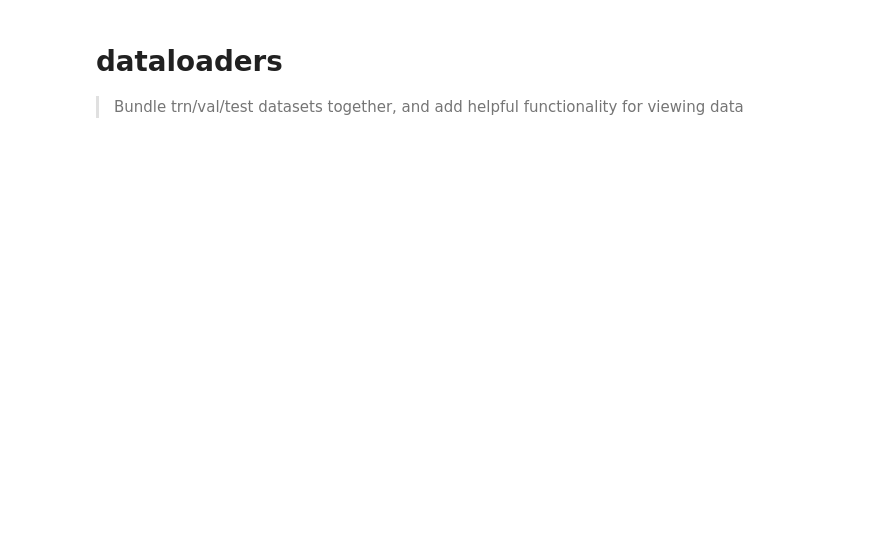
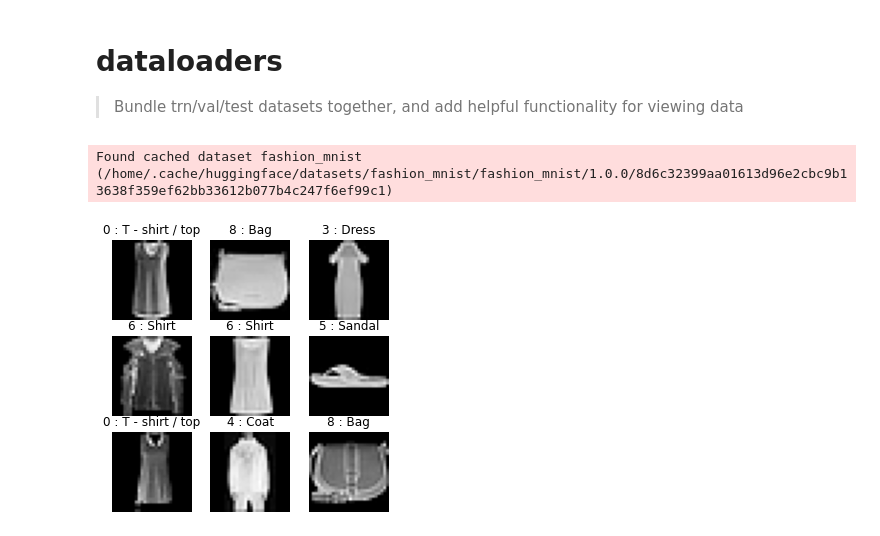
Before and after one commit to Isaac-Flath/AIsaac, a Jupyter notebook: nbs/10_dataloaders.ipynb, the cells around one changed output. Drawn from its saved outputs; the diff is of its cells as text; code cells hidden in the pictures; blank space fills up the shorter version.

```diff
--- a/nbs/10_dataloaders.ipynb
+++ b/nbs/10_dataloaders.ipynb
@@ -41,7 +43,7 @@ def load_fashion_mnist(sample=None):
     @inplace
     def transformi(b): b[x] = [torch.flatten(TF.to_tensor(o)) for o in b[x]]
 
-    def create_dl(ds, shuffle=True, batch_size=64):
+    def create_dl(ds, shuffle=True, batch_size=32):
         _ds = ds.with_transform(transformi)
         return DataLoader(_ds, batch_size=batch_size, shuffle=shuffle,)
 
@@ -65,8 +67,12 @@ class DataLoaders():
                 ax[row,col].set_title(f"{int(b['label'][cell])} : {cn[ci]}")
                 ax[row,col].axis('off')
 # %%
-dls = DataLoaders(*load_fashion_mnist())
+dls = DataLoaders(*load_fashion_mnist(sample=200))
+dls.x_name,dls.y_name = 'image','label'
 dls.show_batch()
+# %% [output]
+Found cached dataset fashion_mnist (/home/.cache/huggingface/datasets/fashion_mnist/fashion_mnist/1.0.0/8d6c32399aa01613d96e2cbc9b13638f359ef62bb33612b077b4c247f6ef99c1)
+[figure, added]
 # %%
 class SimpleNet(nn.Module):
     '''simple net'''
```
Also changed, not shown: parts of 2 cells of this notebook, 9 other files.
